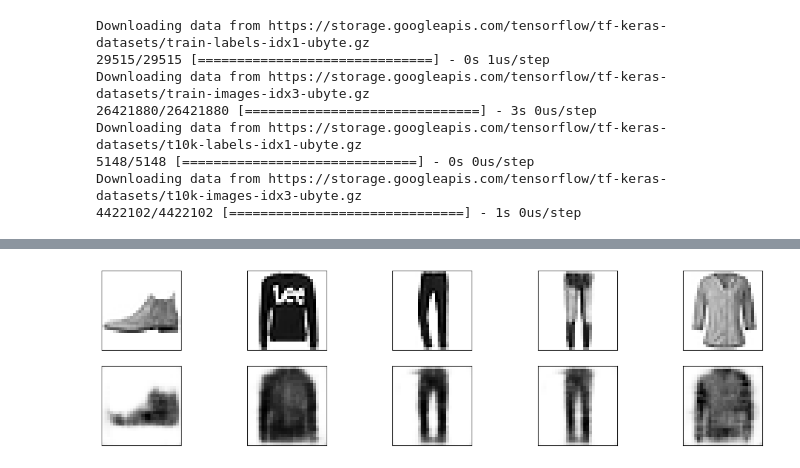
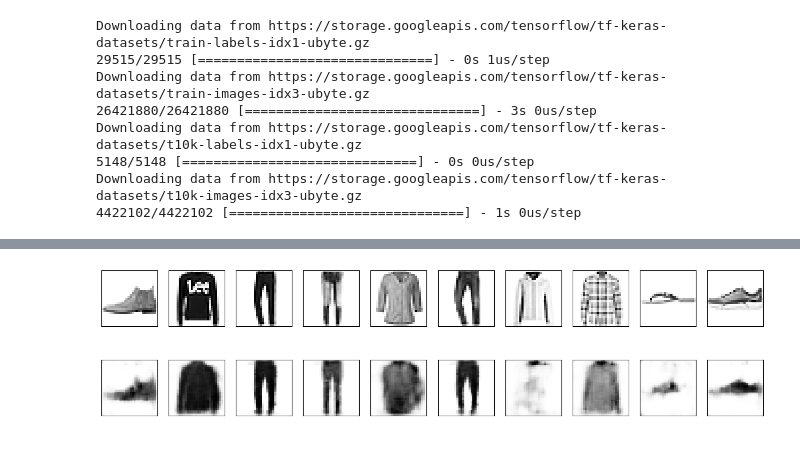
Before and after one commit to qlinhta/iasd-psl, a Jupyter notebook: deeplearning/lecture3.ipynb, the cells around one changed output, grey strips where cells are left out. Cells and saved outputs as stored; diff of their text form; code cells hidden in the pictures.

```diff
--- a/deeplearning/lecture3.ipynb
+++ b/deeplearning/lecture3.ipynb
@@ -207,5 +207,5 @@ plot_model(autoencoder, show_shapes=True)
 # %%
-autoencoder.compile(optimizer='adam', loss='binary_crossentropy')
+autoencoder.compile(optimizer='adam', loss='mse')
 # %%
 history = autoencoder.fit(X_train, X_train, epochs=10, batch_size=128)
 # %% [output]
@@ -233,6 +233,6 @@ Epoch 10/10
 # %%
 decoded_imgs = autoencoder.predict(X_test)
-n = 5
+n = 10
 plt.figure(figsize=(16, 4))
 for i in range(n):
     ax = plt.subplot(2, n, i + 1)
@@ -250,4 +249,4 @@ plt.show()
-[figure, old version]
+[figure, new version]
 # %%
 noise_factor = 0.5
 X_train_noisy = X_train + noise_factor * np.random.normal(loc=0.0, scale=1.0, size=X_train.shape)
```
Also changed, not shown: parts of 7 cells of this notebook, 2 other files.
